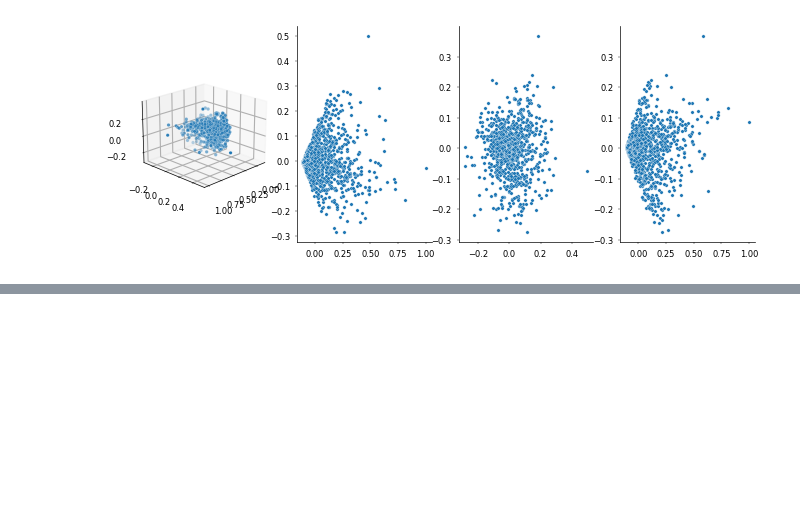
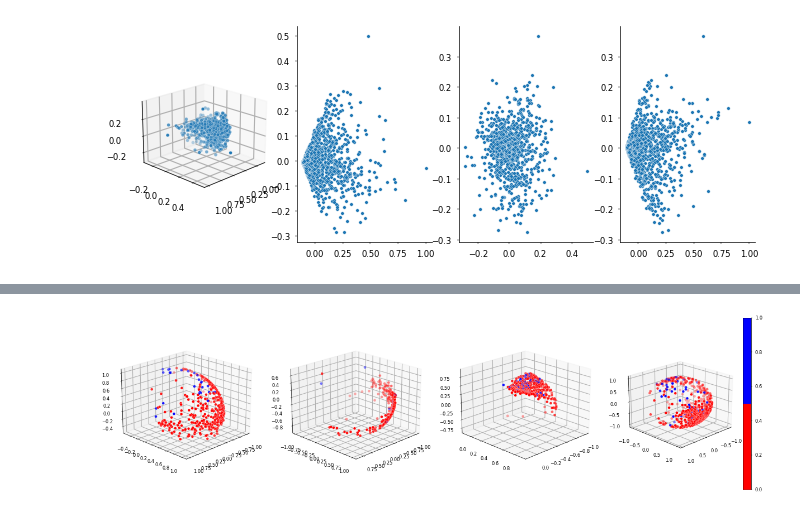
Before and after one commit to steevelaquitaine/stim-rep, a Jupyter notebook: notebooks/stim_rep.ipynb, the cells around one changed output, grey strips where cells are left out. Cells and saved outputs as stored; diff of their text form; code cells hidden in the pictures; blank space fills up the shorter version.

```diff
--- a/notebooks/stim_rep.ipynb
+++ b/notebooks/stim_rep.ipynb
@@ -464,0 +651,14 @@ response_layr1 = responses[unit_layers == "1", :]
+# %%
+# train
+cebra_multilayer_unitwise_model.fit(datas, unit_labels)
+
+# get each layer's embedding
+multilayer_unitwise_embeddings = dict()
+for i, (name, X) in enumerate(zip(names, datas)):
+    multilayer_unitwise_embeddings[name] = cebra_multilayer_unitwise_model.transform(
+        X, session_id=i
+    )
+
+# save
+with open("multilayer_unitwise_embeddings.pkl", "wb") as f:
+    pickle.dump(multilayer_unitwise_embeddings, f)
@@ -464,0 +667,69 @@ response_layr1 = responses[unit_layers == "1", :]
+# %%
+# plot
+SIZE = 12
+
+# init plot
+# plt.set_cmap("hsv")  # circular cmap
+cmap = matplotlib.colors.ListedColormap(["blue", "red"])
+# matplotlib.pyplot.register_cmap(cmap=cmap, name="custom")
+plt.set_cmap(cmap)  # circular cmap
+
+fig = plt.figure(figsize=(15, 4))
+
+# plot
+ax = fig.add_subplot(1, 4, 1, projection="3d")
+ax.view_init(20, 45, 0)  # elevation, azimuth, roll
+scat = ax.scatter(
+    multilayer_unitwise_embeddings["L2/3"][:, 0],
+    multilayer_unitwise_embeddings["L2/3"][:, 1],
+    multilayer_unitwise_embeddings["L2/3"][:, 2],
+    c=unit_labels[0],
+    edgecolors="w",
+    linewidths=0.2,
+    s=SIZE,
+    rasterized=True,  # memory efficiency
+)
+
+# plot
+ax = fig.add_subplot(1, 4, 2, projection="3d")
+ax.view_init(20, 45, 0)  # elevation, azimuth, roll
+scat = ax.scatter(
+    multilayer_unitwise_embeddings["L4"][:, 0],
+    multilayer_unitwise_embeddings["L4"][:, 1],
+    multilayer_unitwise_embeddings["L4"][:, 2],
+    c=unit_labels[1],
+    edgecolors="w",
+    linewidths=0.2,
+    s=SIZE,
+    rasterized=True,  # memory efficiency
+)
+
+# plot
+ax = fig.add_subplot(1, 4, 3, projection="3d")
+ax.view_init(20, 45, 0)  # elevation, azimuth, roll
+scat = ax.scatter(
+    multilayer_unitwise_embeddings["L5"][:, 0],
+    multilayer_unitwise_embeddings["L5"][:, 1],
+    multilayer_unitwise_embeddings["L5"][:, 2],
+    c=unit_labels[2],
+    edgecolors="w",
+    linewidths=0.2,
+    s=SIZE,
+    rasterized=True,  # memory efficiency
+)
+
+# plot
+ax = fig.add_subplot(1, 4, 4, projection="3d")
+ax.view_init(20, 45, 0)  # elevation, azimuth, roll
+scat = ax.scatter(
+    multilayer_unitwise_embeddings["L6"][:, 0],
+    multilayer_unitwise_embeddings["L6"][:, 1],
+    multilayer_unitwise_embeddings["L6"][:, 2],
+    c=unit_labels[3],
+    edgecolors="w",
+    linewidths=0.2,
+    s=SIZE,
+    rasterized=True,
+)
+plt.colorbar(scat)
+# %% [output]
@@ -464,0 +738 @@ response_layr1 = responses[unit_layers == "1", :]
+[figure, added]
```
Also changed, not shown: parts of 26 cells of this notebook, 2 other files.
